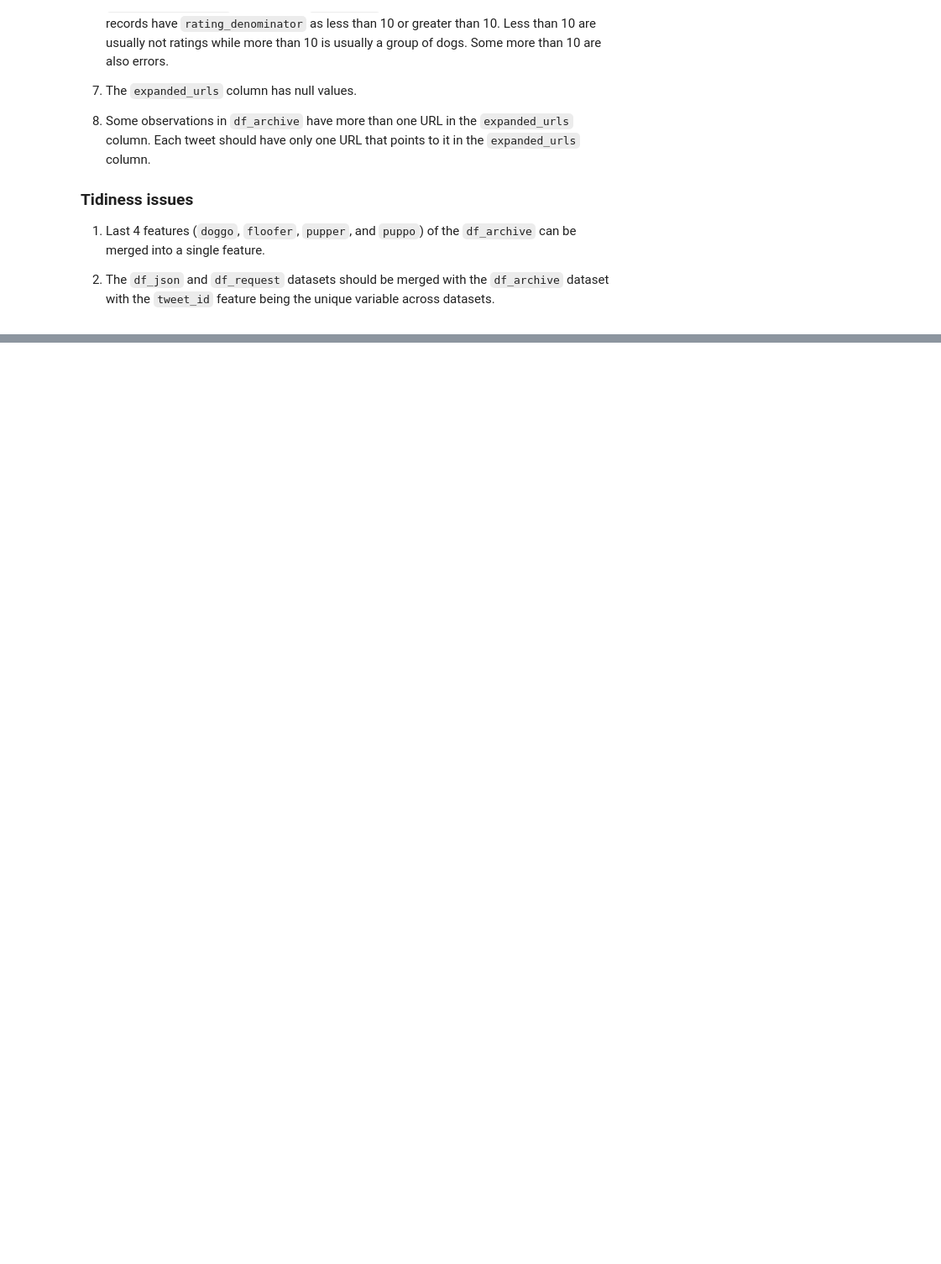
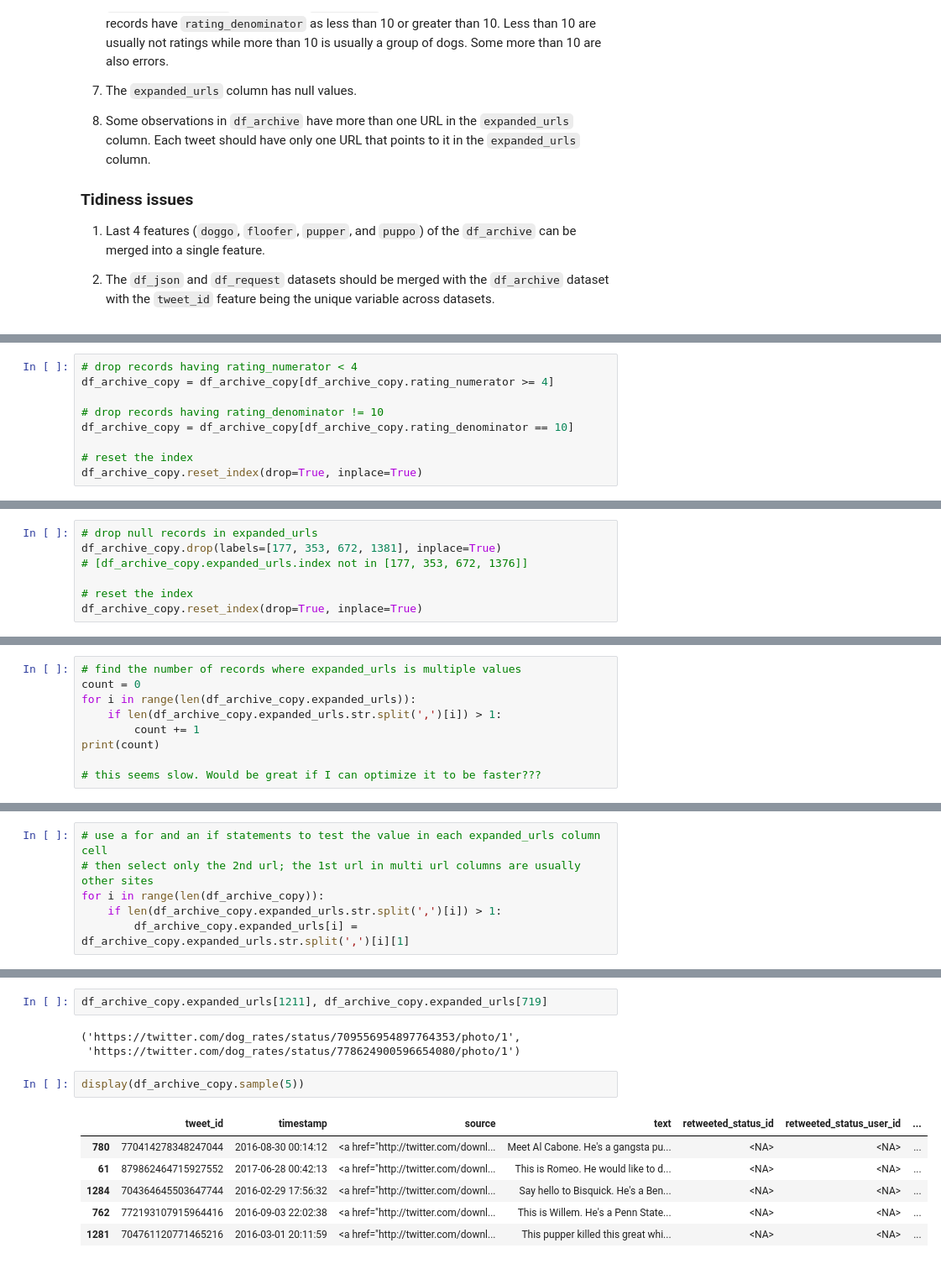
Before and after one commit to ArthurEzenwanne/wrangle-dataset-project, a Jupyter notebook: wrangle_report.ipynb, the cells around one changed output, grey strips where cells are left out. Shown at 84% size. Drawn from its saved outputs; the diff is of its cells as text; blank space fills up the shorter version.

```diff
--- a/wrangle_report.ipynb
+++ b/wrangle_report.ipynb
@@ -311,0 +605,9 @@ Some observed quality issues in the dataset are listed below.
+# %%
+# drop records having rating_numerator < 4
+df_archive_copy = df_archive_copy[df_archive_copy.rating_numerator >= 4]
+
+# drop records having rating_denominator != 10
+df_archive_copy = df_archive_copy[df_archive_copy.rating_denominator == 10]
+
+# reset the index
+df_archive_copy.reset_index(drop=True, inplace=True)
@@ -311,0 +658,7 @@ Some observed quality issues in the dataset are listed below.
+# %%
+# drop null records in expanded_urls
+df_archive_copy.drop(labels=[177, 353, 672, 1381], inplace=True)
+# [df_archive_copy.expanded_urls.index not in [177, 353, 672, 1376]]
+
+# reset the index
+df_archive_copy.reset_index(drop=True, inplace=True)
@@ -311,0 +697,9 @@ Some observed quality issues in the dataset are listed below.
+# %%
+# find the number of records where expanded_urls is multiple values
+count = 0
+for i in range(len(df_archive_copy.expanded_urls)):
+    if len(df_archive_copy.expanded_urls.str.split(',')[i]) > 1:
+        count += 1
+print(count)
+
+# this seems slow. Would be great if I can optimize it to be faster???
@@ -311,0 +708,6 @@ Some observed quality issues in the dataset are listed below.
+# %%
+# use a for and an if statements to test the value in each expanded_urls column cell
+# then select only the 2nd url; the 1st url in multi url columns are usually other sites
+for i in range(len(df_archive_copy)):
+    if len(df_archive_copy.expanded_urls.str.split(',')[i]) > 1:
+        df_archive_copy.expanded_urls[i] = df_archive_copy.expanded_urls.str.split(',')[i][1]
@@ -311,0 +725,14 @@ Some observed quality issues in the dataset are listed below.
+# %%
+df_archive_copy.expanded_urls[1211], df_archive_copy.expanded_urls[719]
+# %% [output]
+('https://twitter.com/dog_rates/status/709556954897764353/photo/1',
+ 'https://twitter.com/dog_rates/status/778624900596654080/photo/1')
+# %%
+display(df_archive_copy.sample(5))
+# %% [output]
+|  | tweet_id | timestamp | source | text | retweeted_status_id | retweeted_status_user_id | ... |
+| 780 | 770414278348247044 | 2016-08-30 00:14:12 | <a href="http://twitter.com/downl... | Meet Al Cabone. He's a gangsta pu... | <NA> | <NA> | ... |
+| 61 | 879862464715927552 | 2017-06-28 00:42:13 | <a href="http://twitter.com/downl... | This is Romeo. He would like to d... | <NA> | <NA> | ... |
+| 1284 | 704364645503647744 | 2016-02-29 17:56:32 | <a href="http://twitter.com/downl... | Say hello to Bisquick. He's a Ben... | <NA> | <NA> | ... |
+| 762 | 772193107915964416 | 2016-09-03 22:02:38 | <a href="http://twitter.com/downl... | This is Willem. He's a Penn State... | <NA> | <NA> | ... |
+| 1281 | 704761120771465216 | 2016-03-01 20:11:59 | <a href="http://twitter.com/downl... | This pupper killed this great whi... | <NA> | <NA> | ... |
```
Also changed, not shown: parts of 52 cells of this notebook.
